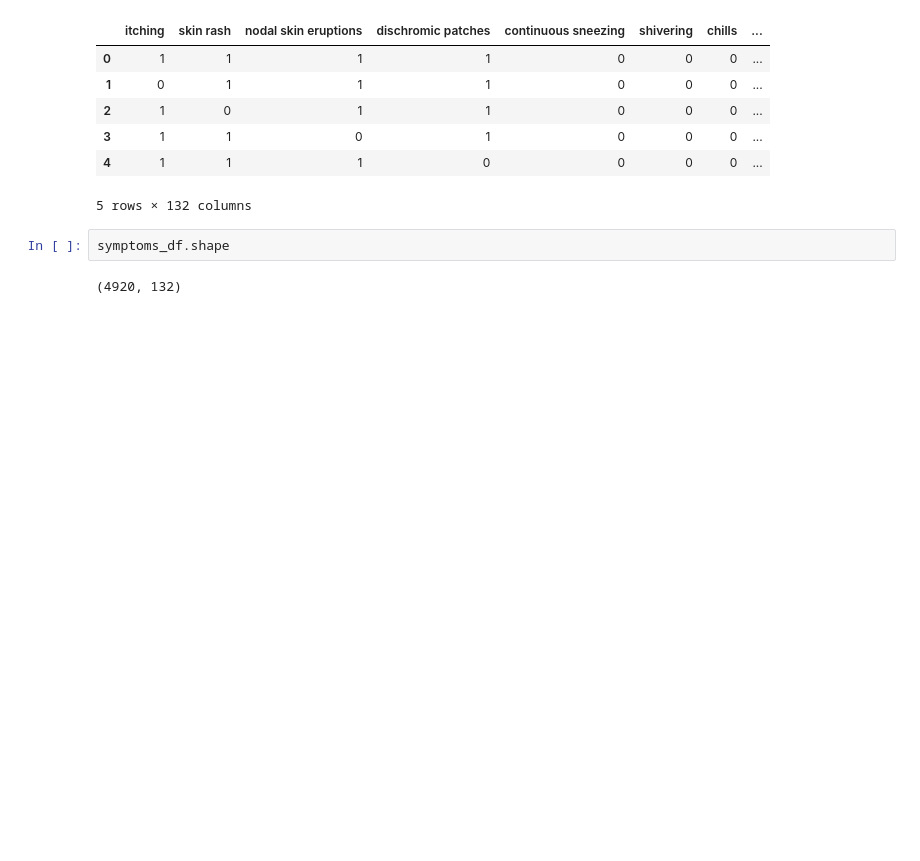
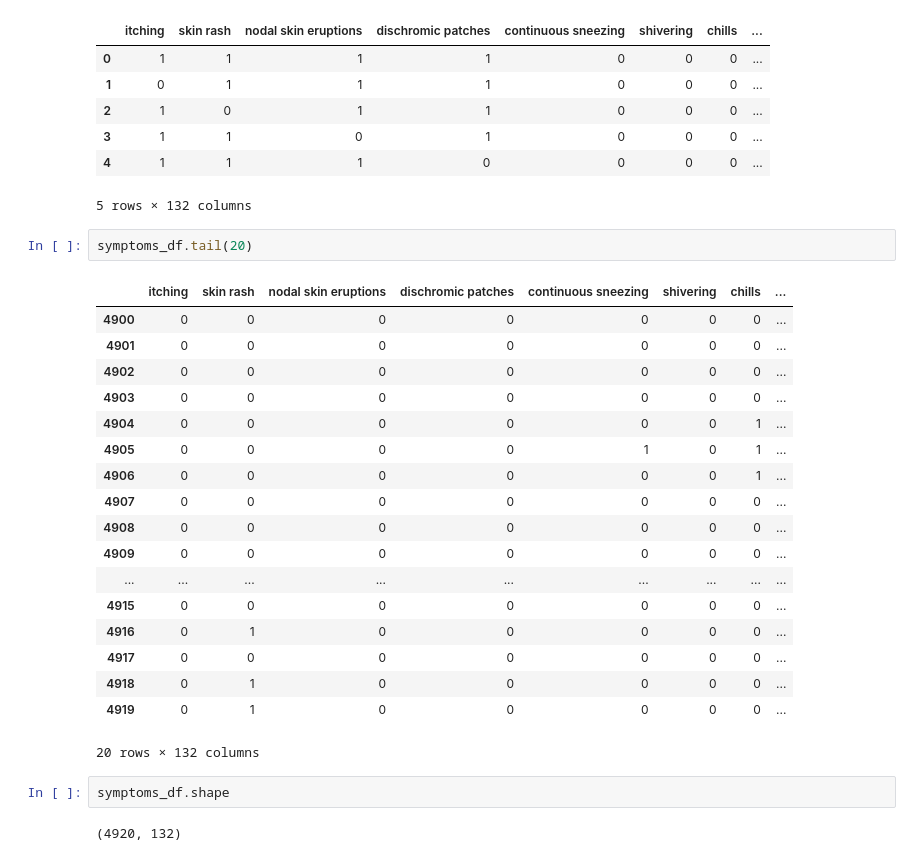
Before and after one commit to KianMun/DiseasePrediction, a Jupyter notebook: DiseasePrediction.ipynb, the cells around one changed output. Saved outputs shown, nothing was run; the diff lists cells and outputs as text; blank space fills up the shorter version.

```diff
--- a/DiseasePrediction.ipynb
+++ b/DiseasePrediction.ipynb
@@ -126,6 +126,27 @@ symptoms_df.head()
 | 3 | 1 | 1 | 0 | 1 | 0 | 0 | 0 | ... |
 | 4 | 1 | 1 | 1 | 0 | 0 | 0 | 0 | ... |
 5 rows × 132 columns
+# %%
+symptoms_df.tail(20)
+# %% [output]
+|  | itching | skin rash | nodal skin eruptions | dischromic patches | continuous sneezing | shivering | chills | ... |
+| 4900 | 0 | 0 | 0 | 0 | 0 | 0 | 0 | ... |
+| 4901 | 0 | 0 | 0 | 0 | 0 | 0 | 0 | ... |
+| 4902 | 0 | 0 | 0 | 0 | 0 | 0 | 0 | ... |
+| 4903 | 0 | 0 | 0 | 0 | 0 | 0 | 0 | ... |
+| 4904 | 0 | 0 | 0 | 0 | 0 | 0 | 1 | ... |
+| 4905 | 0 | 0 | 0 | 0 | 1 | 0 | 1 | ... |
+| 4906 | 0 | 0 | 0 | 0 | 0 | 0 | 1 | ... |
+| 4907 | 0 | 0 | 0 | 0 | 0 | 0 | 0 | ... |
+| 4908 | 0 | 0 | 0 | 0 | 0 | 0 | 0 | ... |
+| 4909 | 0 | 0 | 0 | 0 | 0 | 0 | 0 | ... |
+| ... | ... | ... | ... | ... | ... | ... | ... | ... |
+| 4915 | 0 | 0 | 0 | 0 | 0 | 0 | 0 | ... |
+| 4916 | 0 | 1 | 0 | 0 | 0 | 0 | 0 | ... |
+| 4917 | 0 | 0 | 0 | 0 | 0 | 0 | 0 | ... |
+| 4918 | 0 | 1 | 0 | 0 | 0 | 0 | 0 | ... |
+| 4919 | 0 | 1 | 0 | 0 | 0 | 0 | 0 | ... |
+20 rows × 132 columns
 # %%
 symptoms_df.shape
 # %% [output]
```
Also changed, not shown: 1 other file.
